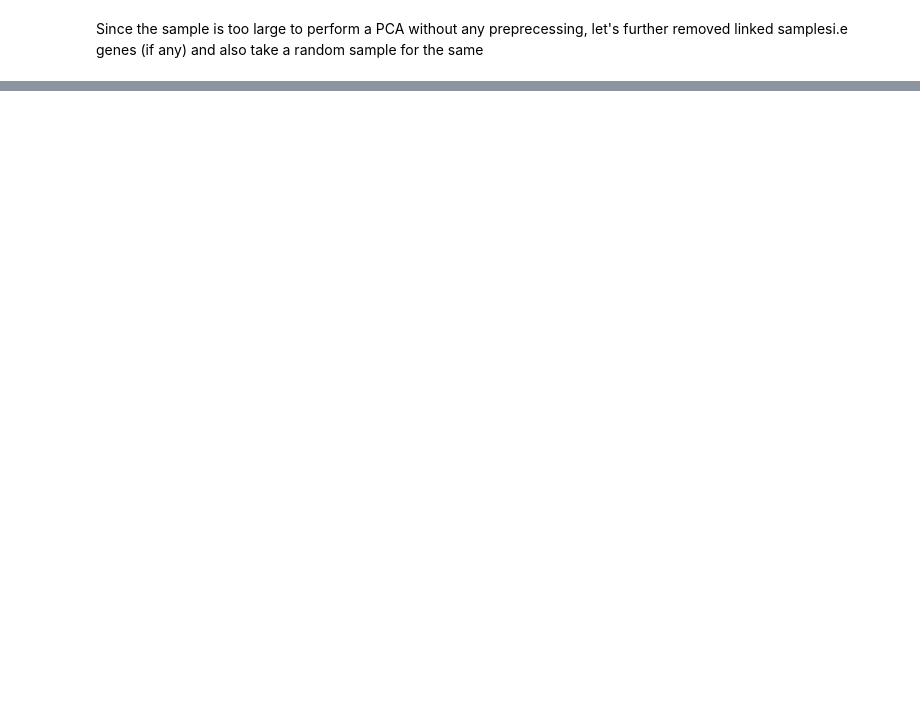
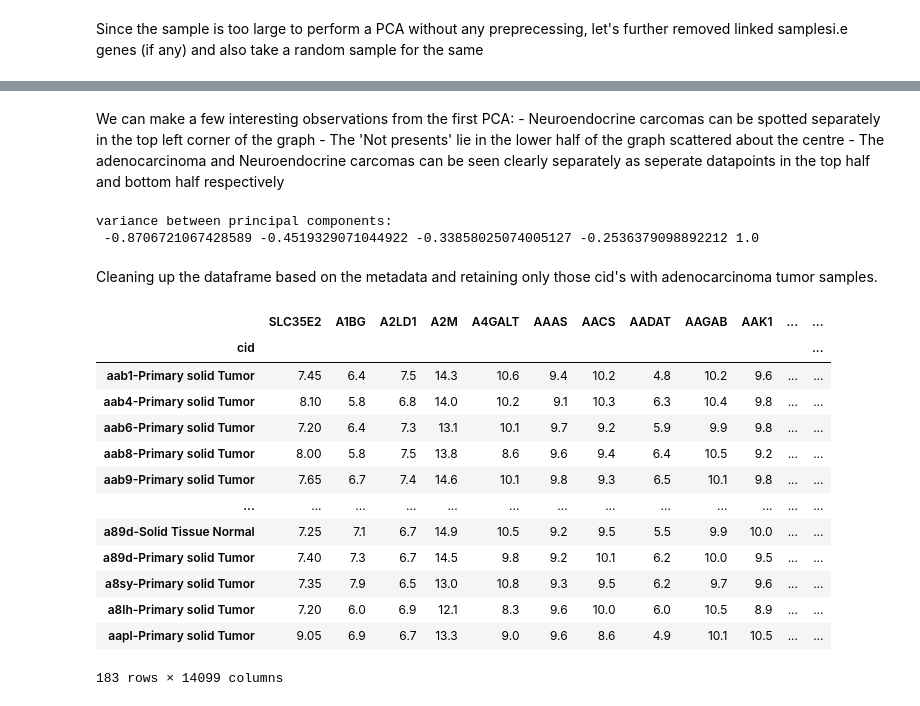
Before and after one commit to vaniisgh/PAAD_Analysis, a Jupyter notebook: Analysis.ipynb, the cells around one changed output, grey strips where cells are left out. Saved outputs shown, nothing was run; the diff lists cells and outputs as text; code cells hidden in the pictures; blank space fills up the shorter version.

```diff
--- a/Analysis.ipynb
+++ b/Analysis.ipynb
@@ -264,0 +265,52 @@ plt.show()
+# %% [markdown]
+We can make a few interesting observations from the first PCA:
+        - Neuroendocrine carcomas can be spotted separately in the top left corner of the
+          graph
+        - The 'Not presents' lie in the lower half of the graph scattered about the centre
+        - The adenocarcinoma and Neuroendocrine carcomas can be seen clearly separately
+          as seperate datapoints in the top half and bottom half respectively
+# %%
+from sklearn.metrics import explained_variance_score
+
+'''
+Variance is the measure of deviation from mean score, or the average, the higher the deviation from the average
+
+Explained variance regression score function.Best possible score is 1.0, lower values are worse.
+Hence the closer to 1 the score is the more less scattered the data points will be
+
+We hoped to get two clear groups in this data, which is not the case.
+
+The varience given below can be seen and explained using the graphs above, lets take the example of the PC1 vs PC2
+graph which is a high variance and the PC1 vs PC5 graph with the lowest
+'''
+print('variance between principal components:','\n'
+,explained_variance_score(pca_toplot['PC1'],pca_toplot['PC2'])
+,explained_variance_score(pca_toplot['PC1'],pca_toplot['PC3'])
+,explained_variance_score(pca_toplot['PC1'],pca_toplot['PC4'])
+,explained_variance_score(pca_toplot['PC1'],pca_toplot['PC5'])
+,explained_variance_score(pca_toplot['PC1'],pca_toplot['PC1'])
+)
+# %% [output]
+variance between principal components:
+ -0.8706721067428589 -0.4519329071044922 -0.33858025074005127 -0.2536379098892212 1.0
+# %% [markdown]
+Cleaning up the dataframe based on the metadata and retaining only those cid's with adenocarcinoma tumor samples.
+# %%
+#merge with histological_type_other column
+NoNullvalues_df = NoNullvalues_df.T
+NoNullvalues_df = NoNullvalues_df.merge(PAAD_rna.col_metadata_df['histological_type_other'],on='cid')
+# %% [output]
+|  | SLC35E2 | A1BG | A2LD1 | A2M | A4GALT | AAAS | AACS | AADAT | AAGAB | AAK1 | ... | ... |
+| cid |  |  |  |  |  |  |  |  |  |  |  | ... |
+| aab1-Primary solid Tumor | 7.45 | 6.4 | 7.5 | 14.3 | 10.6 | 9.4 | 10.2 | 4.8 | 10.2 | 9.6 | ... | ... |
+| aab4-Primary solid Tumor | 8.10 | 5.8 | 6.8 | 14.0 | 10.2 | 9.1 | 10.3 | 6.3 | 10.4 | 9.8 | ... | ... |
+| aab6-Primary solid Tumor | 7.20 | 6.4 | 7.3 | 13.1 | 10.1 | 9.7 | 9.2 | 5.9 | 9.9 | 9.8 | ... | ... |
+| aab8-Primary solid Tumor | 8.00 | 5.8 | 7.5 | 13.8 | 8.6 | 9.6 | 9.4 | 6.4 | 10.5 | 9.2 | ... | ... |
+| aab9-Primary solid Tumor | 7.65 | 6.7 | 7.4 | 14.6 | 10.1 | 9.8 | 9.3 | 6.5 | 10.1 | 9.8 | ... | ... |
+| ... | ... | ... | ... | ... | ... | ... | ... | ... | ... | ... | ... | ... |
+| a89d-Solid Tissue Normal | 7.25 | 7.1 | 6.7 | 14.9 | 10.5 | 9.2 | 9.5 | 5.5 | 9.9 | 10.0 | ... | ... |
+| a89d-Primary solid Tumor | 7.40 | 7.3 | 6.7 | 14.5 | 9.8 | 9.2 | 10.1 | 6.2 | 10.0 | 9.5 | ... | ... |
+| a8sy-Primary solid Tumor | 7.35 | 7.9 | 6.5 | 13.0 | 10.8 | 9.3 | 9.5 | 6.2 | 9.7 | 9.6 | ... | ... |
+| a8lh-Primary solid Tumor | 7.20 | 6.0 | 6.9 | 12.1 | 8.3 | 9.6 | 10.0 | 6.0 | 10.5 | 8.9 | ... | ... |
+| aapl-Primary solid Tumor | 9.05 | 6.9 | 6.7 | 13.3 | 9.0 | 9.6 | 8.6 | 4.9 | 10.1 | 10.5 | ... | ... |
+183 rows × 14099 columns
```
Also changed, not shown: parts of 8 cells of this notebook, 1 other file.
